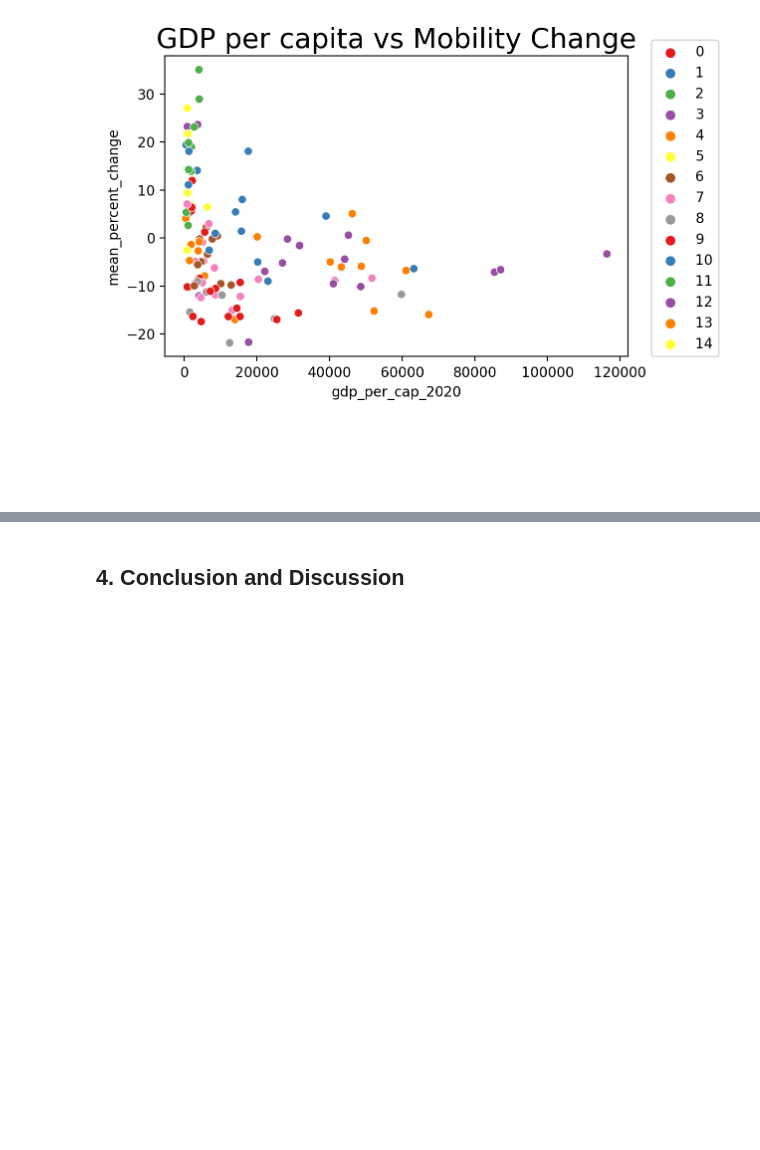
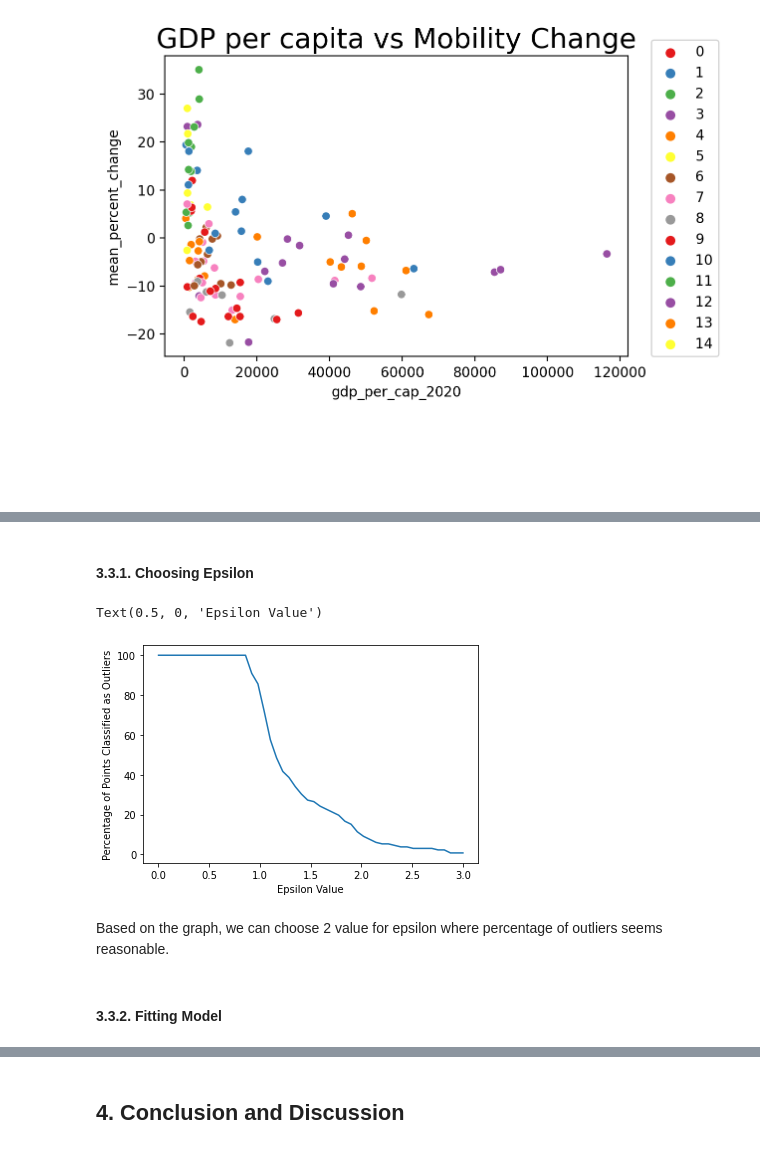
Before and after one commit to DrFarukAydin/data-science-portfolio, a Jupyter notebook: machine-learning/mobility-cluster.ipynb, the cells around one changed output, grey strips where cells are left out. Saved outputs shown, nothing was run; the diff lists cells and outputs as text; code cells hidden in the pictures; blank space fills up the shorter version.

```diff
--- a/machine-learning/mobility-cluster.ipynb
+++ b/machine-learning/mobility-cluster.ipynb
@@ -131,0 +140,2 @@ df_bycountry.describe().T
+# %%
+scaled_X_copy = scaled_X.copy()
@@ -248,0 +257,2 @@ plt.title("GDP per capita vs Mobility Change", fontsize=20);
+# %%
+scaled_X = scaled_X_copy.copy()
@@ -248,0 +261,2 @@ plt.title("GDP per capita vs Mobility Change", fontsize=20);
+# %% [markdown]
+#### 3.3.1. Choosing Epsilon
@@ -248,0 +265,25 @@ plt.title("GDP per capita vs Mobility Change", fontsize=20);
+# %%
+outlier_percent = []
+
+for eps in np.linspace(0.001,3,50):
+
+    # Create Model
+    dbscan = DBSCAN(eps=eps,min_samples=2*scaled_X.shape[1])
+    dbscan.fit(scaled_X)
+
+
+    # Log percentage of points that are outliers
+    perc_outliers = 100 * np.sum(dbscan.labels_ == -1) / len(dbscan.labels_)
+
+    outlier_percent.append(perc_outliers)
+# %%
+sns.lineplot(x=np.linspace(0.001,3,50),y=outlier_percent)
+plt.ylabel("Percentage of Points Classified as Outliers")
+plt.xlabel("Epsilon Value")
+# %% [output]
+Text(0.5, 0, 'Epsilon Value')
+[figure, added]
+# %% [markdown]
+Based on the graph, we can choose 2 value for epsilon where percentage of outliers seems reasonable.
+# %% [markdown]
+#### 3.3.2. Fitting Model
```
Also changed, not shown: parts of 32 cells of this notebook, 1 other file.
